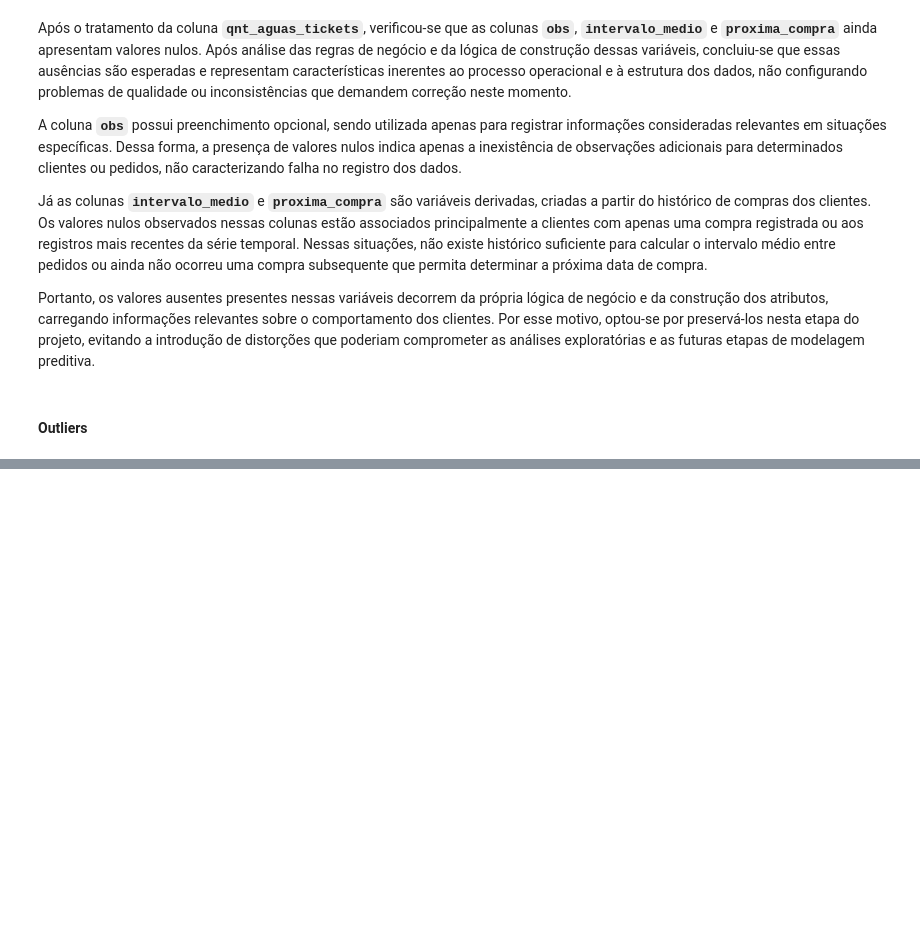
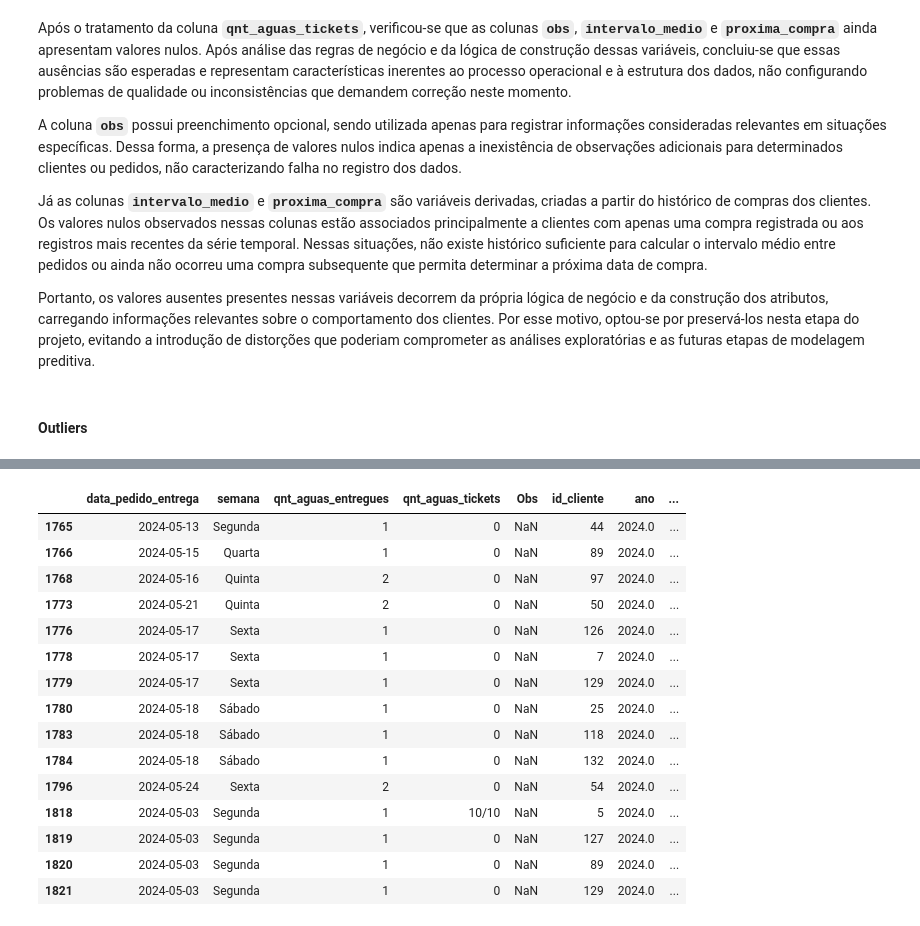
Before and after one commit to Fernandonneto/Projeto_Real_-_Previsao_Recompra_Agua_Mineral_Machine_Learning, a Jupyter notebook: Tratamento dos dados/Tratamento_dados.ipynb, the cells around one changed output, grey strips where cells are left out. Drawn from its saved outputs; the diff is of its cells as text; code cells hidden in the pictures; blank space fills up the shorter version.

```diff
--- a/Tratamento dos dados/Tratamento_dados.ipynb
+++ b/Tratamento dos dados/Tratamento_dados.ipynb
@@ -381,0 +440,20 @@ Dessa forma, embora não tenham sido identificados outliers evidentes nesta etap
+# %%
+# Identificação dos clientes que estão gerando valores negativos na variável "dias_desde_utlima_compra"
+df[df['dias_desde_utlima_compra'] < 0]
+# %% [output]
+|  | data_pedido_entrega | semana | qnt_aguas_entregues | qnt_aguas_tickets | Obs | id_cliente | ano | ... |
+| 1765 | 2024-05-13 | Segunda | 1 | 0 | NaN | 44 | 2024.0 | ... |
+| 1766 | 2024-05-15 | Quarta | 1 | 0 | NaN | 89 | 2024.0 | ... |
+| 1768 | 2024-05-16 | Quinta | 2 | 0 | NaN | 97 | 2024.0 | ... |
+| 1773 | 2024-05-21 | Quinta | 2 | 0 | NaN | 50 | 2024.0 | ... |
+| 1776 | 2024-05-17 | Sexta | 1 | 0 | NaN | 126 | 2024.0 | ... |
+| 1778 | 2024-05-17 | Sexta | 1 | 0 | NaN | 7 | 2024.0 | ... |
+| 1779 | 2024-05-17 | Sexta | 1 | 0 | NaN | 129 | 2024.0 | ... |
+| 1780 | 2024-05-18 | Sábado | 1 | 0 | NaN | 25 | 2024.0 | ... |
+| 1783 | 2024-05-18 | Sábado | 1 | 0 | NaN | 118 | 2024.0 | ... |
+| 1784 | 2024-05-18 | Sábado | 1 | 0 | NaN | 132 | 2024.0 | ... |
+| 1796 | 2024-05-24 | Sexta | 2 | 0 | NaN | 54 | 2024.0 | ... |
+| 1818 | 2024-05-03 | Segunda | 1 | 10/10 | NaN | 5 | 2024.0 | ... |
+| 1819 | 2024-05-03 | Segunda | 1 | 0 | NaN | 127 | 2024.0 | ... |
+| 1820 | 2024-05-03 | Segunda | 1 | 0 | NaN | 89 | 2024.0 | ... |
+| 1821 | 2024-05-03 | Segunda | 1 | 0 | NaN | 129 | 2024.0 | ... |
```
Also changed, not shown: parts of 13 cells of this notebook.
